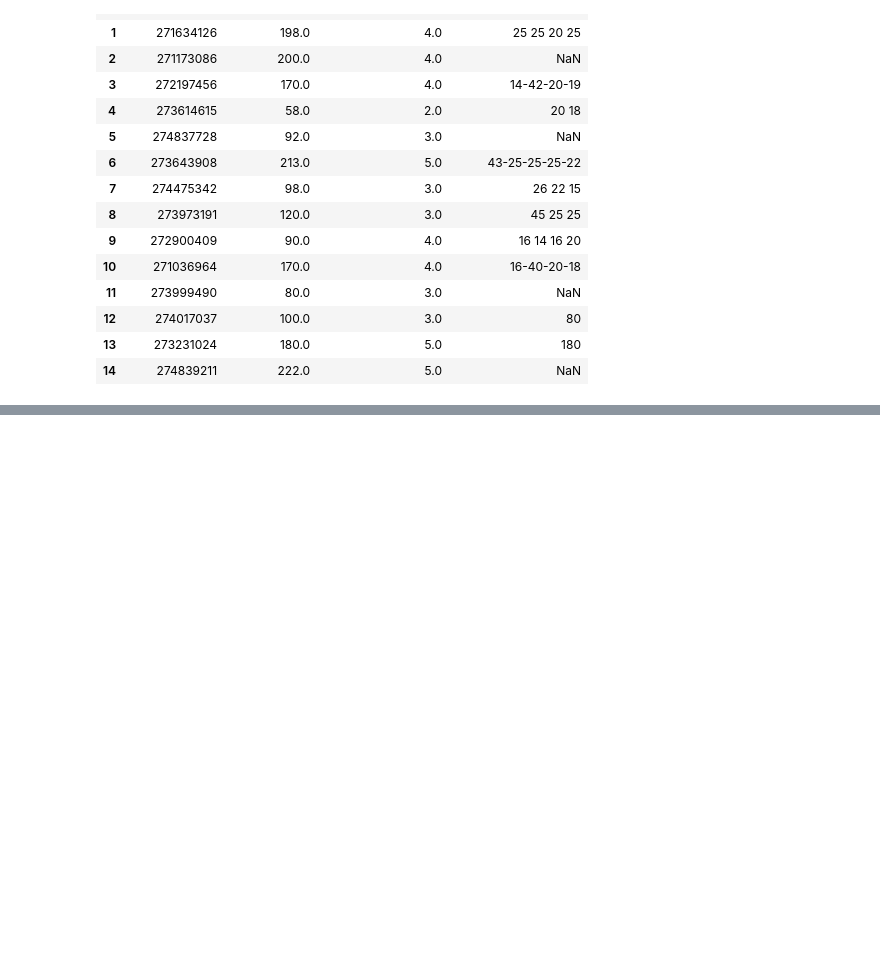
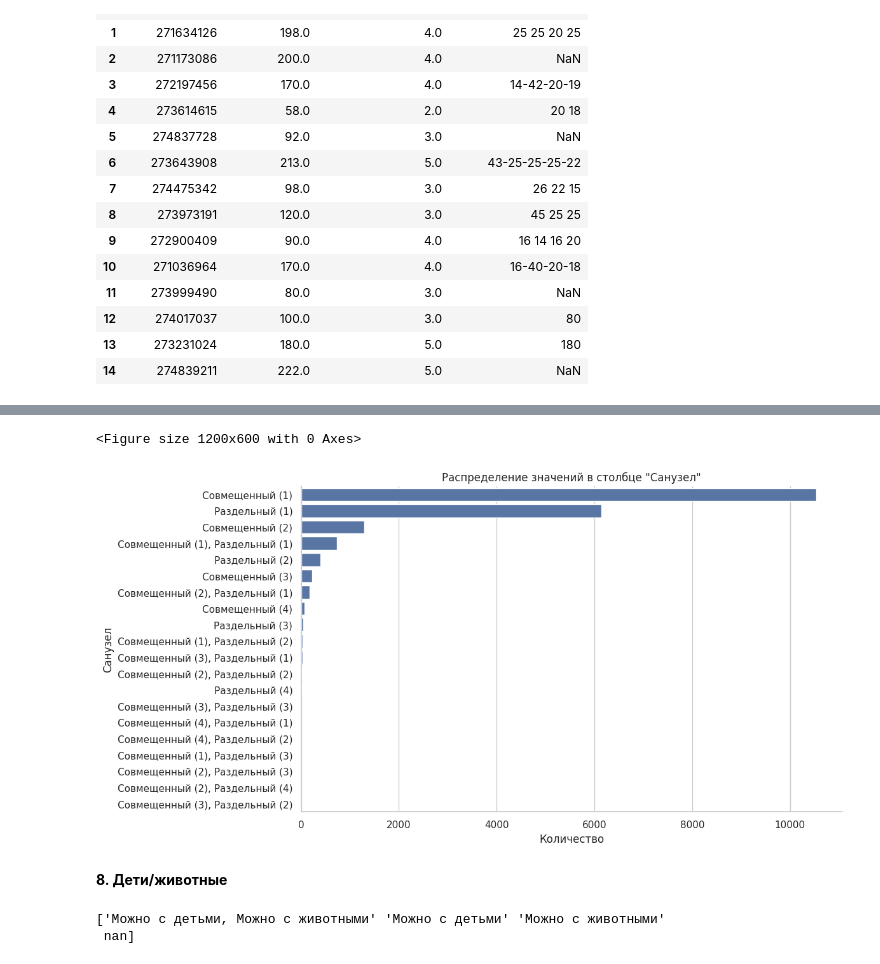
Before and after one commit to Alex-Dolgikh/realty_data_preprocessing, a Jupyter notebook: preprocessing.ipynb, the cells around one changed output, grey strips where cells are left out. Saved outputs shown, nothing was run; the diff lists cells and outputs as text; code cells hidden in the pictures; blank space fills up the shorter version.

```diff
--- a/preprocessing.ipynb
+++ b/preprocessing.ipynb
@@ -189,0 +309,28 @@ realty_df[['ID  объявления','Площадь, м2','Количеств
+# %%
+# Корректируем колонку "Санузел". Присваеваем значениям nan значение 'Совмещенный (1)'.
+realty_df['Санузел'] = realty_df['Санузел'].fillna('Совмещенный (1)')
+wc_counts = realty_df['Санузел'].value_counts()
+
+plt.figure(figsize=(12, 6))
+sns.set(style="whitegrid")  # Устанавливаем стиль графика
+sns.catplot(x="count", y="Санузел", data=wc_counts.reset_index(), kind="bar", height=6, aspect=2)
+
+plt.title('Распределение значений в столбце "Санузел"')
+plt.xlabel('Количество')
+plt.ylabel('Санузел')
+plt.xticks(rotation=0);
+
+# plt.show()
+
+# График отражает выбросы, которые будут удалены на этапе Релиз 3.
+# %% [output]
+<Figure size 1200x600 with 0 Axes>
+[figure, added]
+# %% [markdown]
+**8. Дети/животные**
+# %%
+unique_values = realty_df['Можно с детьми/животными'].unique()
+print(unique_values)
+# %% [output]
+['Можно с детьми, Можно с животными' 'Можно с детьми' 'Можно с животными'
+ nan]
```
Also changed, not shown: parts of 49 cells of this notebook.
